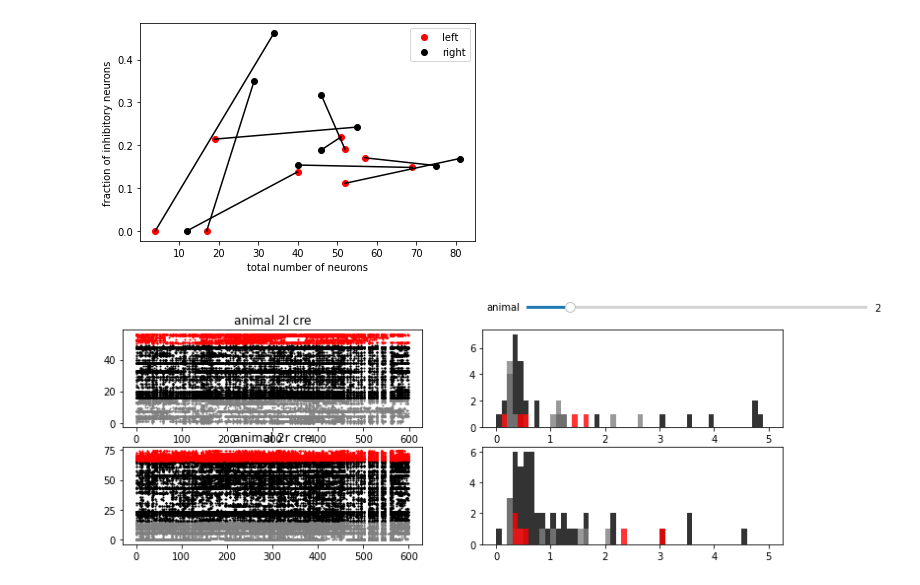
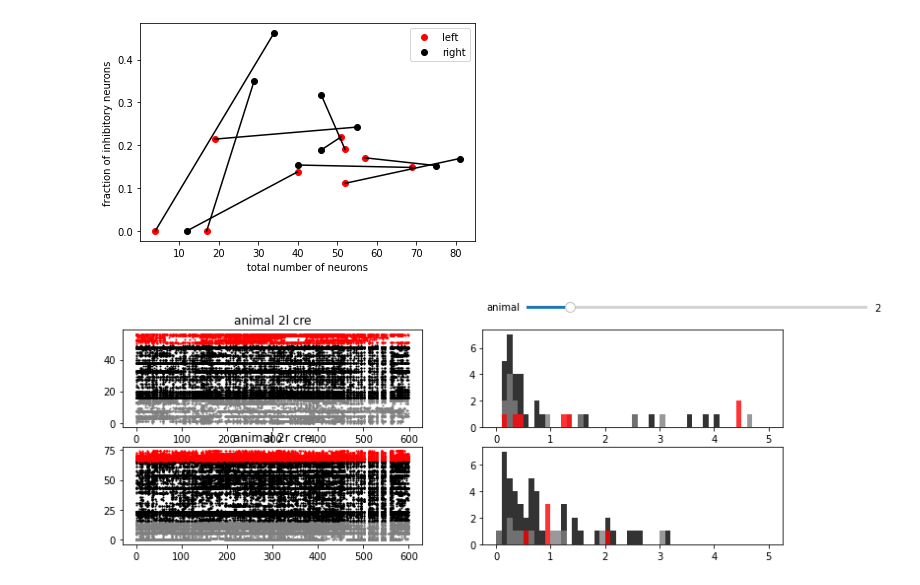
Before and after one commit to woxxel/DarkMatter, a Jupyter notebook: notebooks/spiking_data_analysis.ipynb, the cells around one changed output. Cells and saved outputs as stored; diff of their text form; code cells hidden in the pictures.

```diff
--- a/notebooks/spiking_data_analysis.ipynb
+++ b/notebooks/spiking_data_analysis.ipynb
@@ -199,18 +200,18 @@ plt.legend()
 # %%
 #fig,ax = plt.subplots(2,2,figsize=(12,4))
 
 def change_slider(animal):
     print(animal)
     plot_animal(animal,ax)
 
 animal = 2
 
 #plot_animal(animal,ax,1)
 
 fig,ax = plt.subplots(2,2,figsize=(12,4))
 axamp = plt.axes([0.6, .95, 0.4, 0.02])
 slider = Slider(axamp, 'animal', 1, 9, valinit=animal,orientation='horizontal')
 slider.on_changed(change_slider)
-plot_animal(animal,ax,4)
+plot_animal(animal,ax,2)
 # %% [output]
-[figure, old version]
+[figure, new version]
```
Also changed, not shown: parts of 2 cells of this notebook, 3 other files.
